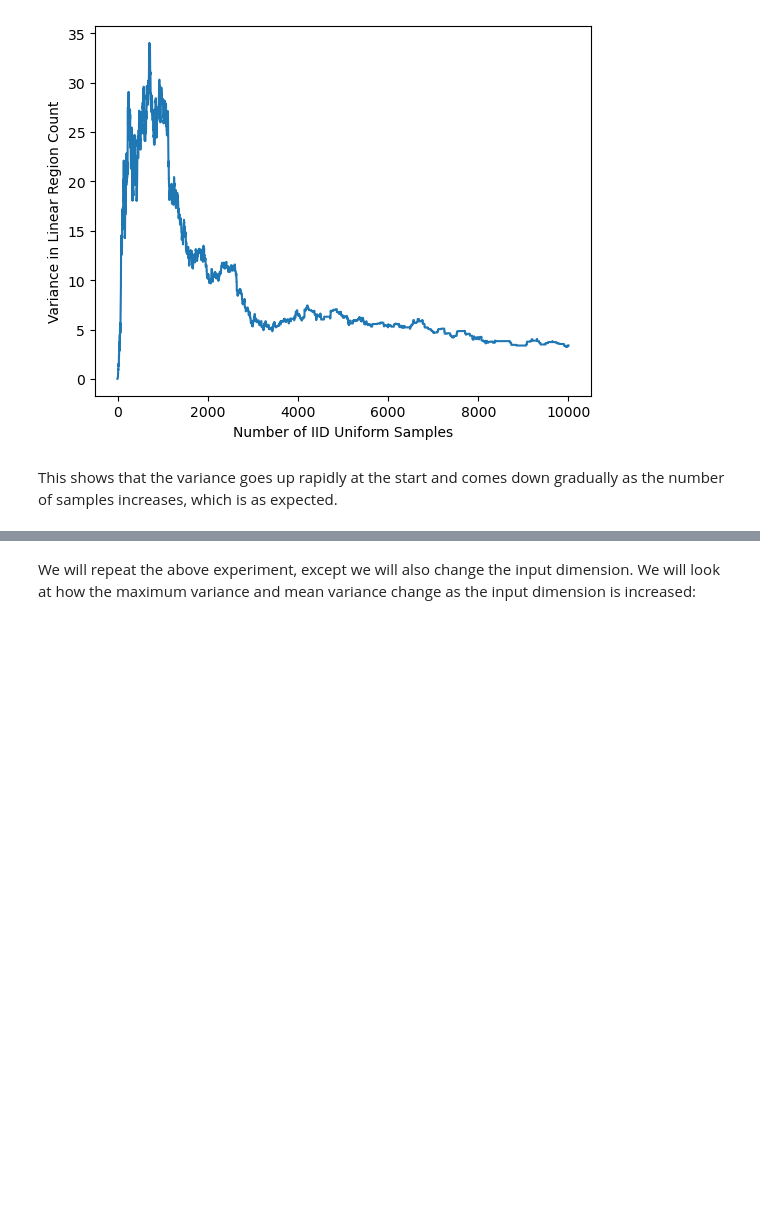
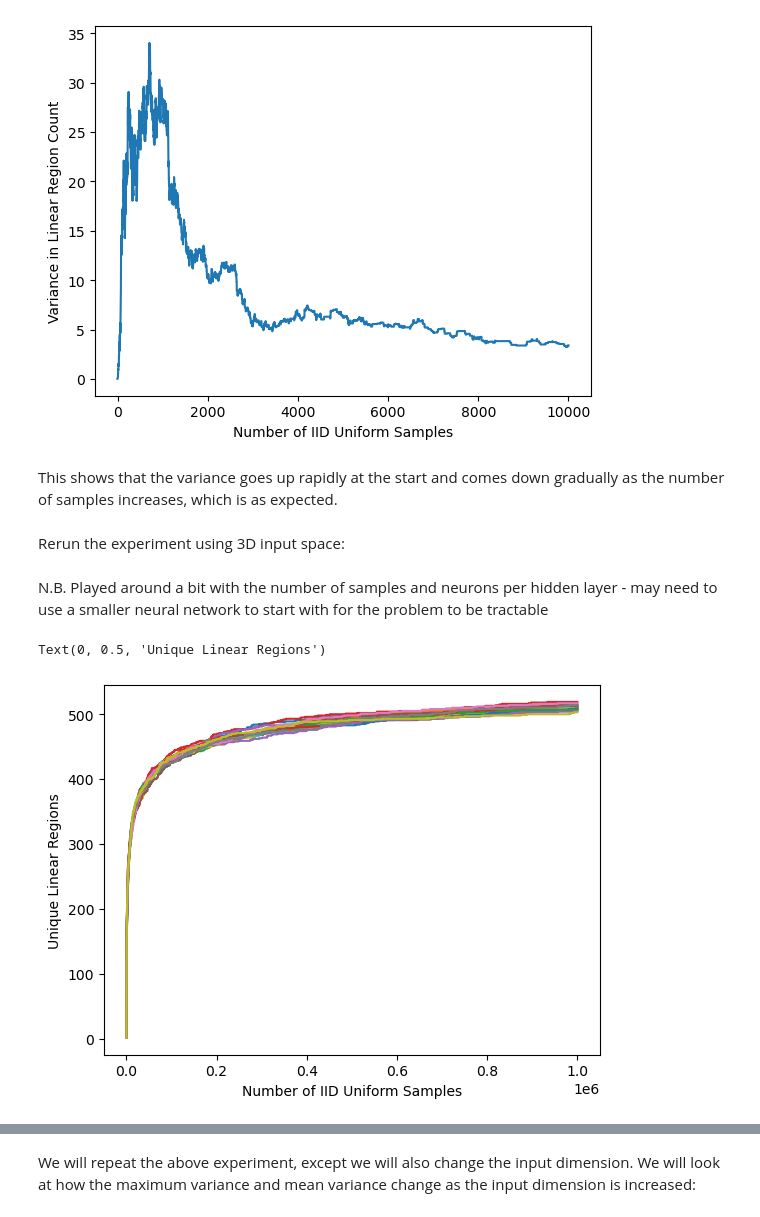
Before and after one commit to Gautam-Chauhan/MSc-Thesis, a Jupyter notebook: iid_uniform_code.ipynb, the cells around one changed output, grey strips where cells are left out. Drawn from its saved outputs; the diff is of its cells as text; code cells hidden in the pictures; blank space fills up the shorter version.

```diff
--- a/iid_uniform_code.ipynb
+++ b/iid_uniform_code.ipynb
@@ -253,3 +276,34 @@ Text(0, 0.5, 'Variance in Linear Region Count')
 [figure]
 # %% [markdown]
 This shows that the variance goes up rapidly at the start and comes down gradually as the number of samples increases, which is as expected.
+# %% [markdown]
+Rerun the experiment using 3D input space:
+# %% [markdown]
+N.B. Played around a bit with the number of samples and neurons per hidden layer - may need to use a smaller neural network to start with for the problem to be tractable
+# %%
+num_points = 1000000
+dimensions = 5
+neurons_per_hidden = [5,5,5]
+lower_bounds = np.full(dimensions,-1)
+upper_bounds = np.full(dimensions,1)
+model = MLP(dimensions,neurons_per_hidden)
+
+num_runs = 30
+total_unique_counts = np.empty((num_runs,num_points))
+
+for i in range(num_runs):
+    rng = np.random.default_rng(seed=i)
+    points = iid_uniform_sample(num_points,dimensions,lower_bounds,upper_bounds,rng)
+    sample_dataset = SampleDataset(points)
+    sample_data_loader = torch.utils.data.DataLoader(sample_dataset, batch_size=256, shuffle=False)
+    unique_counts, all_patterns = region_count(sample_data_loader,model)
+    total_unique_counts[i,:] = unique_counts
+# %%
+x = np.arange(1,total_unique_counts.shape[1]+1)
+for i in range(1,20):
+    plt.plot(x,total_unique_counts[i,:])
+plt.xlabel("Number of IID Uniform Samples")
+plt.ylabel("Unique Linear Regions")
+# %% [output]
+Text(0, 0.5, 'Unique Linear Regions')
+[figure, added]
```
Also changed, not shown: parts of 24 cells of this notebook.
